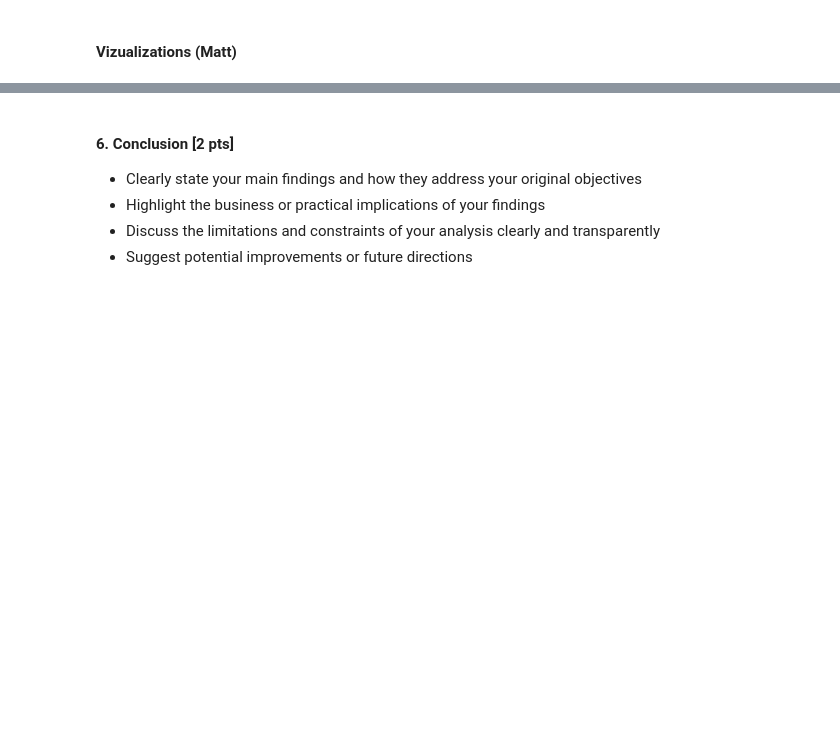
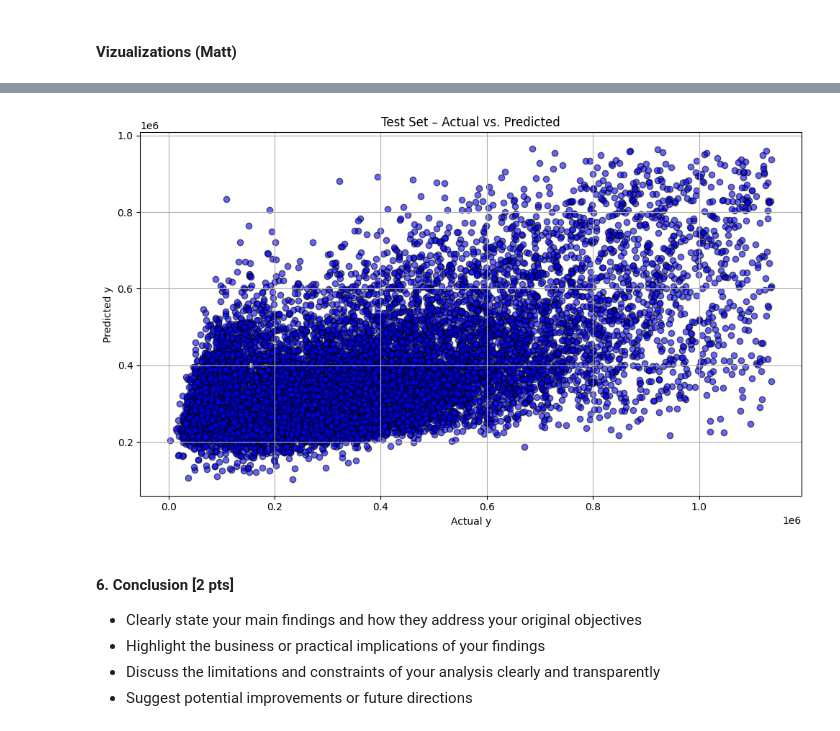
Before and after one commit to shmorhunmsds/ml_final_project, a Jupyter notebook: Final_Project_Report.ipynb, the cells around one changed output, grey strips where cells are left out. Saved outputs shown, nothing was run; the diff lists cells and outputs as text; code cells hidden in the pictures; blank space fills up the shorter version.

```diff
--- a/Final_Project_Report.ipynb
+++ b/Final_Project_Report.ipynb
@@ -1636,3 +1665,21 @@ Error Analysis
+# %%
+# Train the final model with best parameters
+final_model = model_class(random_state=random_state, **params)
+final_model.fit(X_train_set, y_train_set)
+# Predict on the test set
+y_pred = final_model.predict(X_test_set)
+# Plot actual vs. predicted values
+plt.figure(figsize=(10, 6))
+plt.scatter(y_test_set, y_pred, alpha=0.6, color='blue', edgecolor='k')
+
+plt.title(f'Test Set – Actual vs. Predicted')
+plt.xlabel('Actual y')
+plt.ylabel('Predicted y')
+plt.grid(True)
+plt.tight_layout()
+plt.show()
+# %% [output]
+[figure, added]
 # %% [markdown]
 #### 6. Conclusion [2 pts]
 - Clearly state your main findings and how they address your original objectives
```
Also changed, not shown: parts of 6 cells of this notebook, 1 other file.
